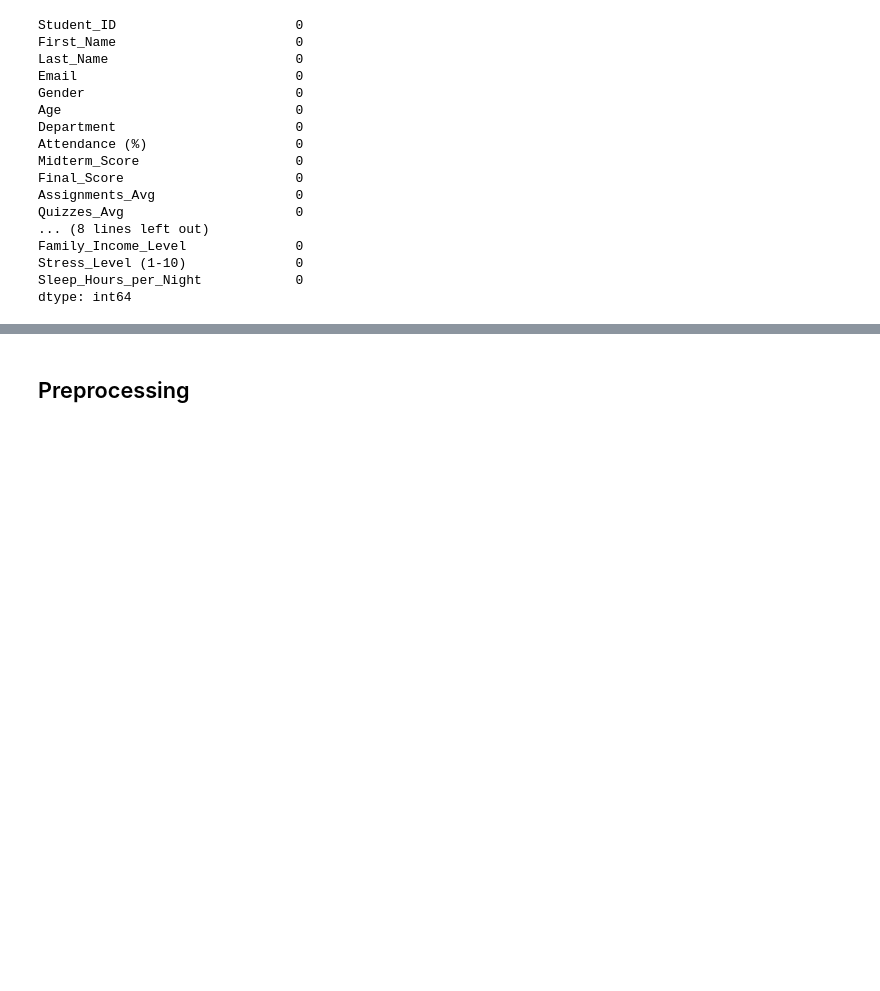
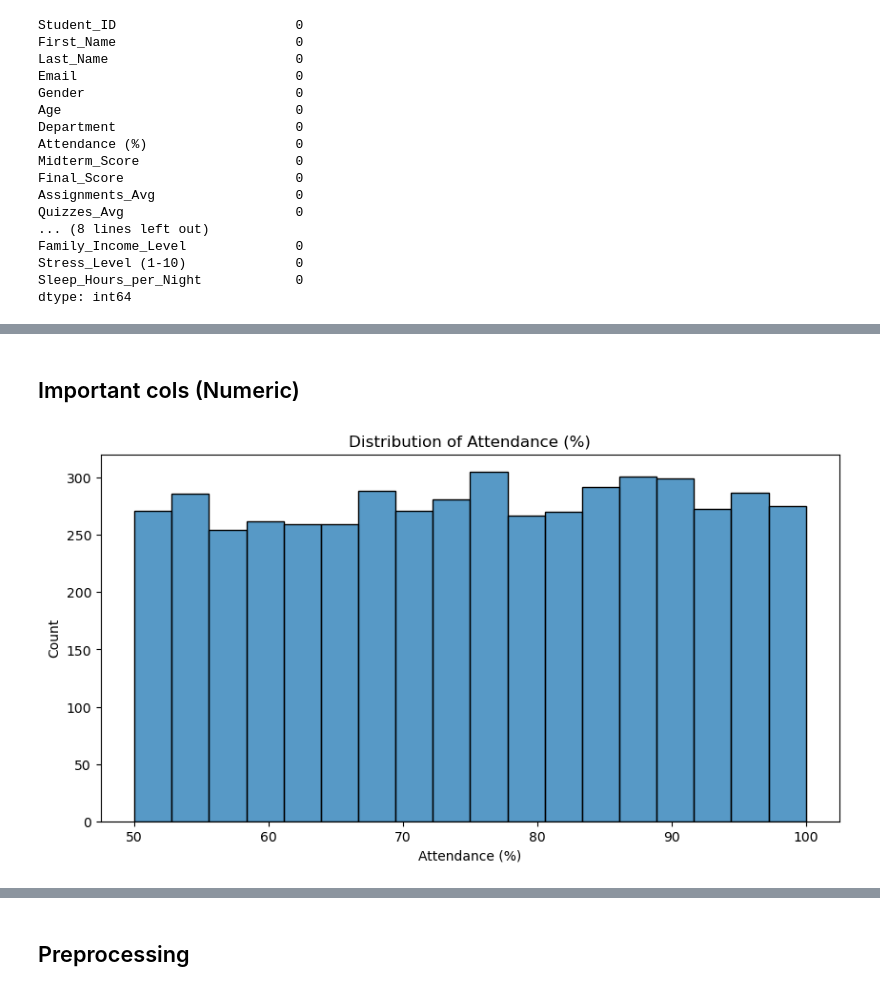
Before and after one commit to Jia0705/predict_gpa, a Jupyter notebook: project.ipynb, the cells around one changed output, grey strips where cells are left out. Drawn from its saved outputs; the diff is of its cells as text; code cells hidden in the pictures; blank space fills up the shorter version.

```diff
--- a/project.ipynb
+++ b/project.ipynb
@@ -75,0 +105,10 @@ df.describe()
+# %% [markdown]
+## Important cols (Numeric)
+# %%
+plt.figure(figsize=(10,5))
+sns.histplot(df['Attendance (%)'])
+plt.title('Distribution of Attendance (%)')
+plt.xlabel('Attendance (%)')
+plt.show()
+# %% [output]
+[figure, added]
```
Also changed, not shown: parts of 62 cells of this notebook.
